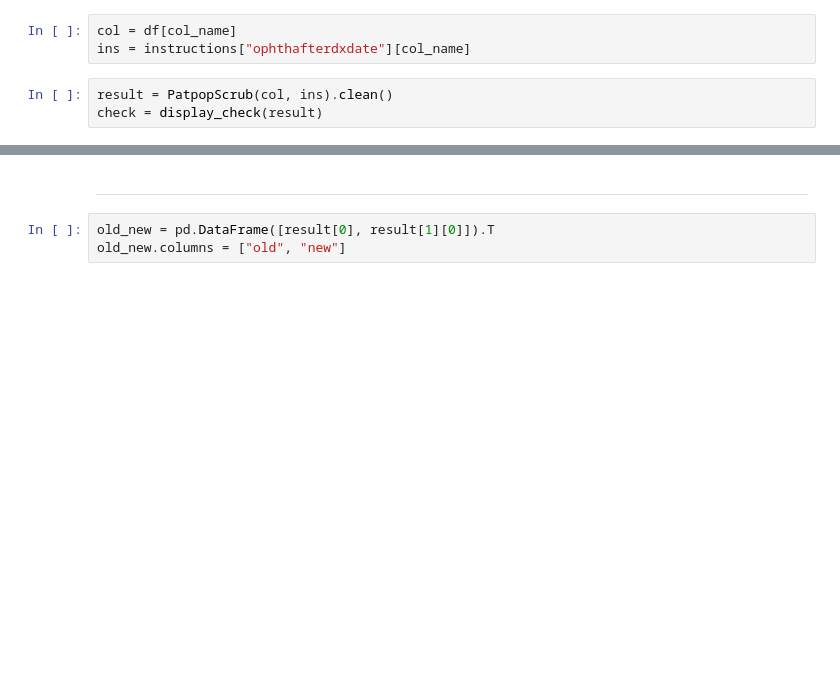
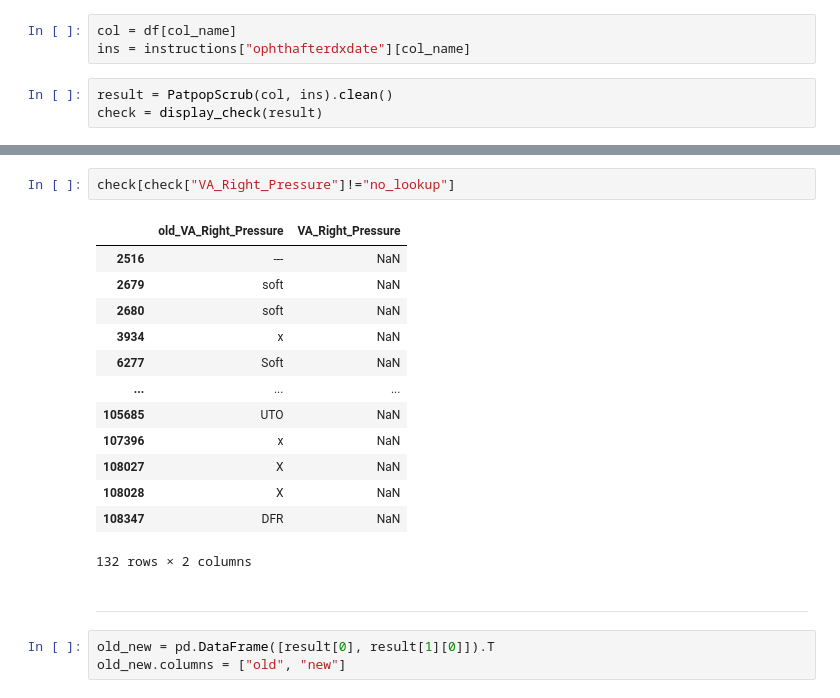
Before and after one commit to Pandatallc/clef-data-cleaning, a Jupyter notebook: notebooks/col_by_col.ipynb, the cells around one changed output, grey strips where cells are left out. Cells and saved outputs as stored; diff of their text form; blank space fills up the shorter version.

```diff
--- a/notebooks/col_by_col.ipynb
+++ b/notebooks/col_by_col.ipynb
@@ -122,3 +219,19 @@ check
+# %%
+check[check["VA_Right_Pressure"]!="no_lookup"]
+# %% [output]
+|  | old_VA_Right_Pressure | VA_Right_Pressure |
+| 2516 | --- | NaN |
+| 2679 | soft | NaN |
+| 2680 | soft | NaN |
+| 3934 | x | NaN |
+| 6277 | Soft | NaN |
+| ... | ... | ... |
+| 105685 | UTO | NaN |
+| 107396 | x | NaN |
+| 108027 | X | NaN |
+| 108028 | X | NaN |
+| 108347 | DFR | NaN |
+132 rows × 2 columns
 # %% [markdown]
 ***
 # %%
```
Also changed, not shown: parts of 23 cells of this notebook, 8 other files.
